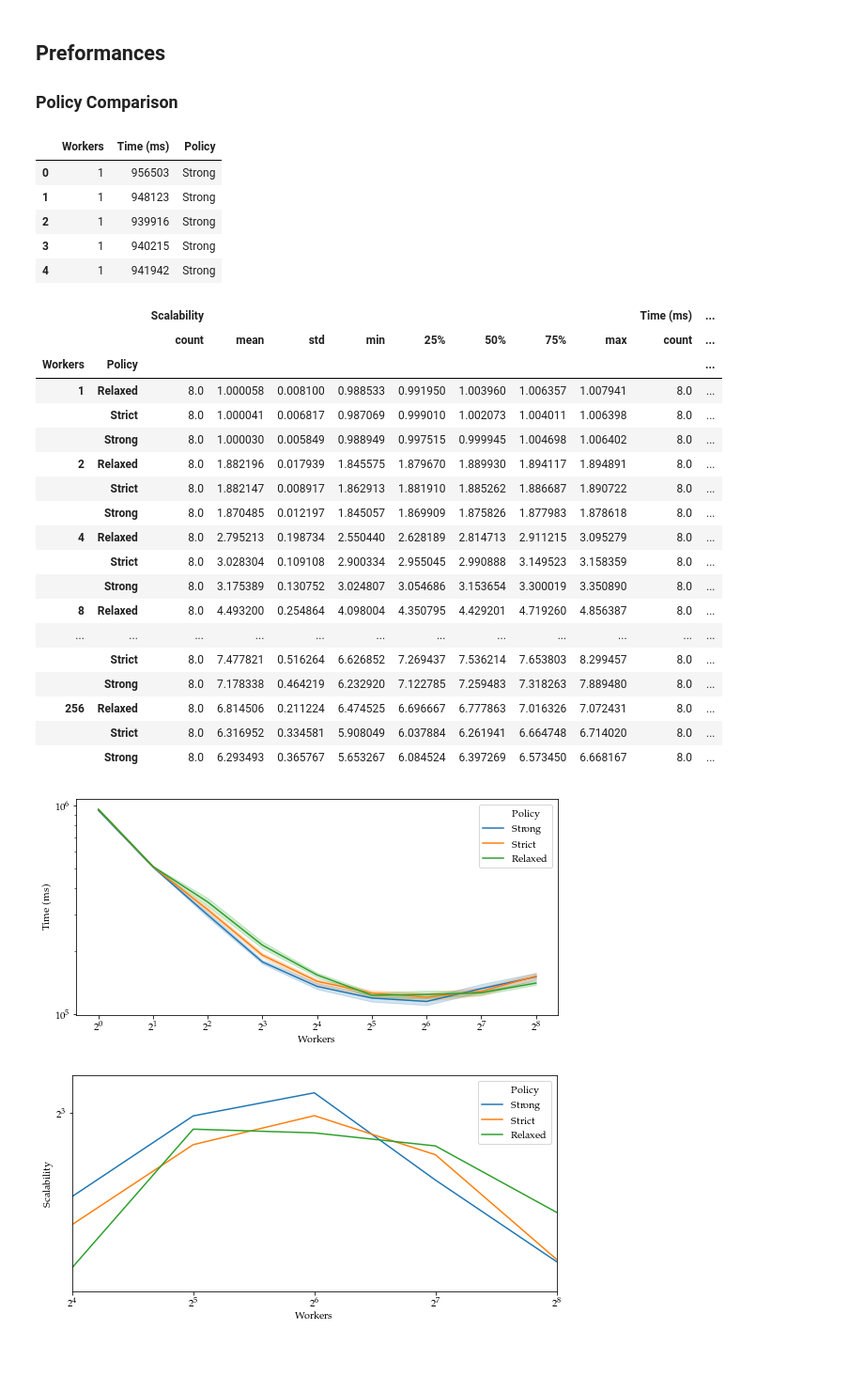
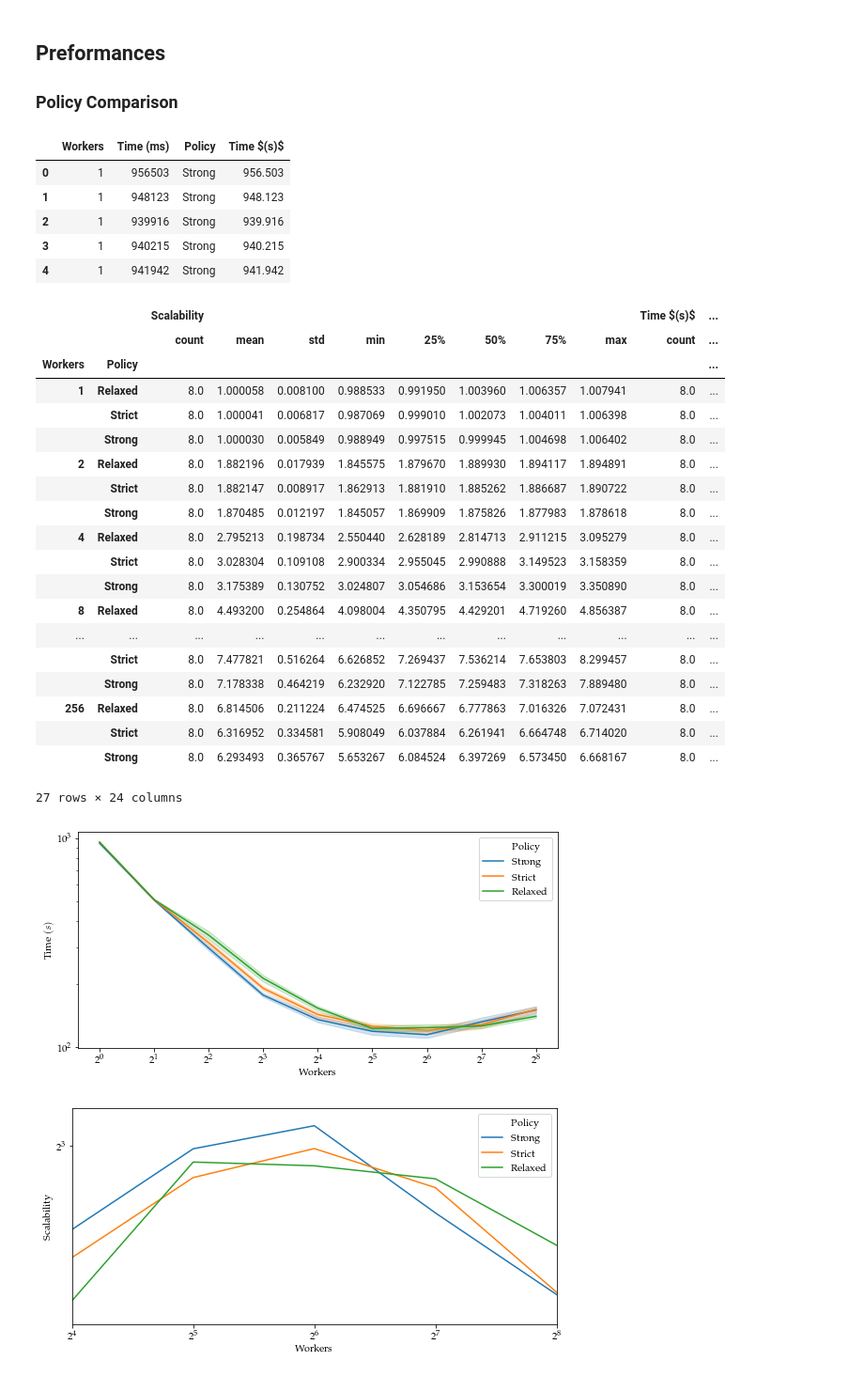
Before and after one commit to flandolfi/SPM-project, a Jupyter notebook: notebooks/analysis.ipynb, the cells around one changed output. Shown at 94% size. Saved outputs shown, nothing was run; the diff lists cells and outputs as text; code cells hidden in the pictures.

```diff
--- a/notebooks/analysis.ipynb
+++ b/notebooks/analysis.ipynb
@@ -378,21 +379,22 @@ for f in files:
     dfs.append(df)
 
 sp = pd.concat(dfs)
+sp['Time $(s)$'] = sp['Time (ms)'] / 1000.
 sp.head()
 # %% [output]
-|  | Workers | Time (ms) | Policy |
-| 0 | 1 | 956503 | Strong |
-| 1 | 1 | 948123 | Strong |
-| 2 | 1 | 939916 | Strong |
-| 3 | 1 | 940215 | Strong |
-| 4 | 1 | 941942 | Strong |
+|  | Workers | Time (ms) | Policy | Time $(s)$ |
+| 0 | 1 | 956503 | Strong | 956.503 |
+| 1 | 1 | 948123 | Strong | 948.123 |
+| 2 | 1 | 939916 | Strong | 939.916 |
+| 3 | 1 | 940215 | Strong | 940.215 |
+| 4 | 1 | 941942 | Strong | 941.942 |
 # %%
 avg = sp[sp.Workers == 1].groupby('Policy')['Time (ms)'].mean()
 
 sp['Scalability'] = avg[sp.Policy].values / sp['Time (ms)'].values
 sp.groupby(['Workers', 'Policy']).describe()
 # %% [output]
-|  |  | Scalability |  |  |  |  |  |  |  | Time (ms) | ... |
+|  |  | Scalability |  |  |  |  |  |  |  | Time $(s)$ | ... |
 |  |  | count | mean | std | min | 25% | 50% | 75% | max | count | ... |
 | Workers | Policy |  |  |  |  |  |  |  |  |  | ... |
 | 1 | Relaxed | 8.0 | 1.000058 | 0.008100 | 0.988533 | 0.991950 | 1.003960 | 1.006357 | 1.007941 | 8.0 | ... |
@@ -411,19 +413,20 @@ sp.groupby(['Workers', 'Policy']).describe()
 | 256 | Relaxed | 8.0 | 6.814506 | 0.211224 | 6.474525 | 6.696667 | 6.777863 | 7.016326 | 7.072431 | 8.0 | ... |
 |  | Strict | 8.0 | 6.316952 | 0.334581 | 5.908049 | 6.037884 | 6.261941 | 6.664748 | 6.714020 | 8.0 | ... |
 |  | Strong | 8.0 | 6.293493 | 0.365767 | 5.653267 | 6.084524 | 6.397269 | 6.573450 | 6.668167 | 8.0 | ... |
+27 rows × 24 columns
 # %%
 fig, ax = plt.subplots(figsize=(8, 4))
 
-sns.lineplot(data=sp, x='Workers', y='Time (ms)', hue='Policy', ax=ax)
+sns.lineplot(data=sp, x='Workers', y='Time $(s)$', hue='Policy', ax=ax)
 
 ax.set_xscale('log', basex=2)
 ax.set_yscale('log', basey=10)
 
 plt.tight_layout()
 plt.savefig("../report/figures/time_policy.pdf", format='pdf', bbox_inches='tight')
 plt.show()
 # %% [output]
-[figure, old version]
+[figure, new version]
 # %%
 fig, ax = plt.subplots(figsize=(8, 4))
 
```
Also changed, not shown: parts of 10 cells of this notebook.
